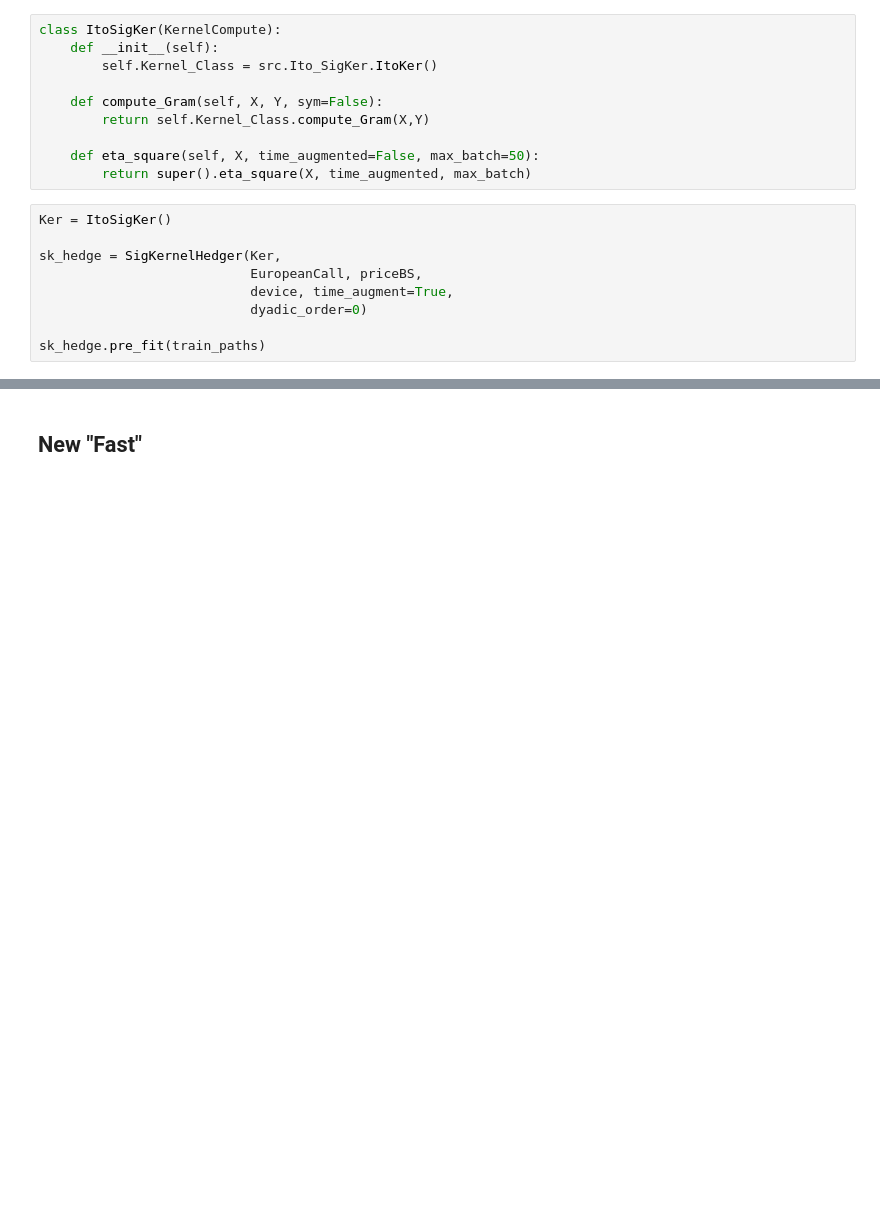
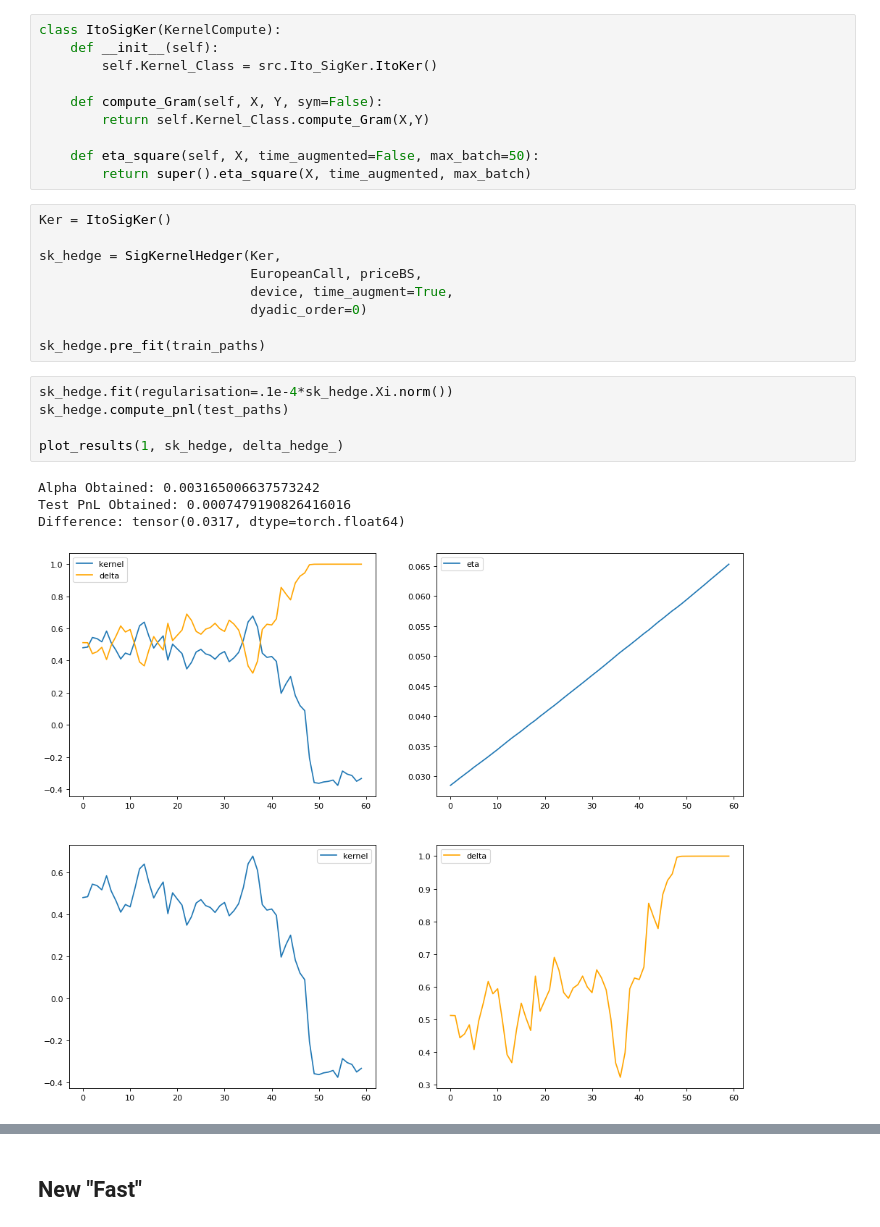
Before and after one commit to crispitagorico/stochastic_optimisation, a Jupyter notebook: kernel_hedge/notebooks/kernel_hedging.ipynb, the cells around one changed output, grey strips where cells are left out. Drawn from its saved outputs; the diff is of its cells as text; blank space fills up the shorter version.

```diff
--- a/kernel_hedge/notebooks/kernel_hedging.ipynb
+++ b/kernel_hedge/notebooks/kernel_hedging.ipynb
@@ -181,4 +228,14 @@ sk_hedge = SigKernelHedger(Ker,
                            dyadic_order=0)
 
 sk_hedge.pre_fit(train_paths)
+# %%
+sk_hedge.fit(regularisation=.1e-4*sk_hedge.Xi.norm())
+sk_hedge.compute_pnl(test_paths)
+
+plot_results(1, sk_hedge, delta_hedge_)
+# %% [output]
+Alpha Obtained: 0.003165006637573242
+Test PnL Obtained: 0.0007479190826416016
+Difference: tensor(0.0317, dtype=torch.float64)
+[figure, added]
 # %%
```
Also changed, not shown: parts of 14 cells of this notebook, 5 other files.
